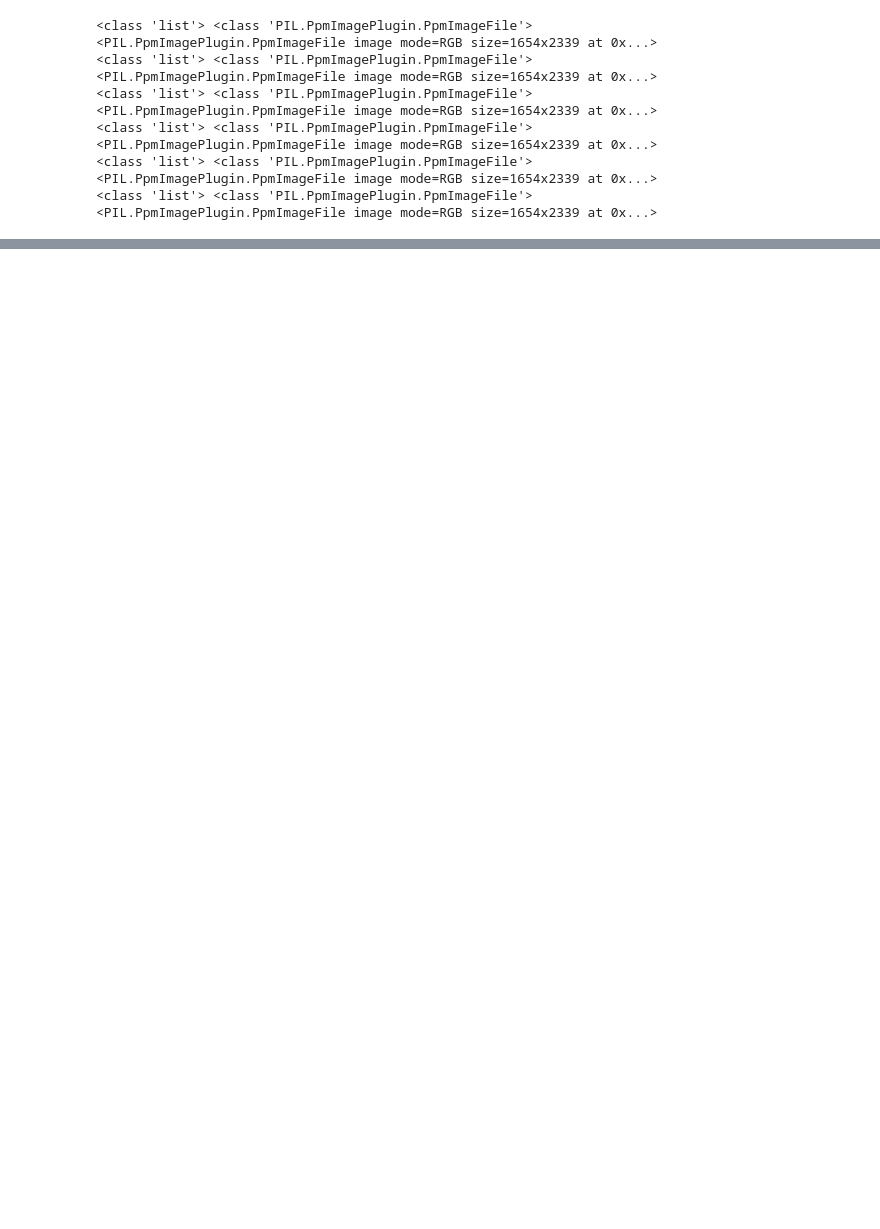
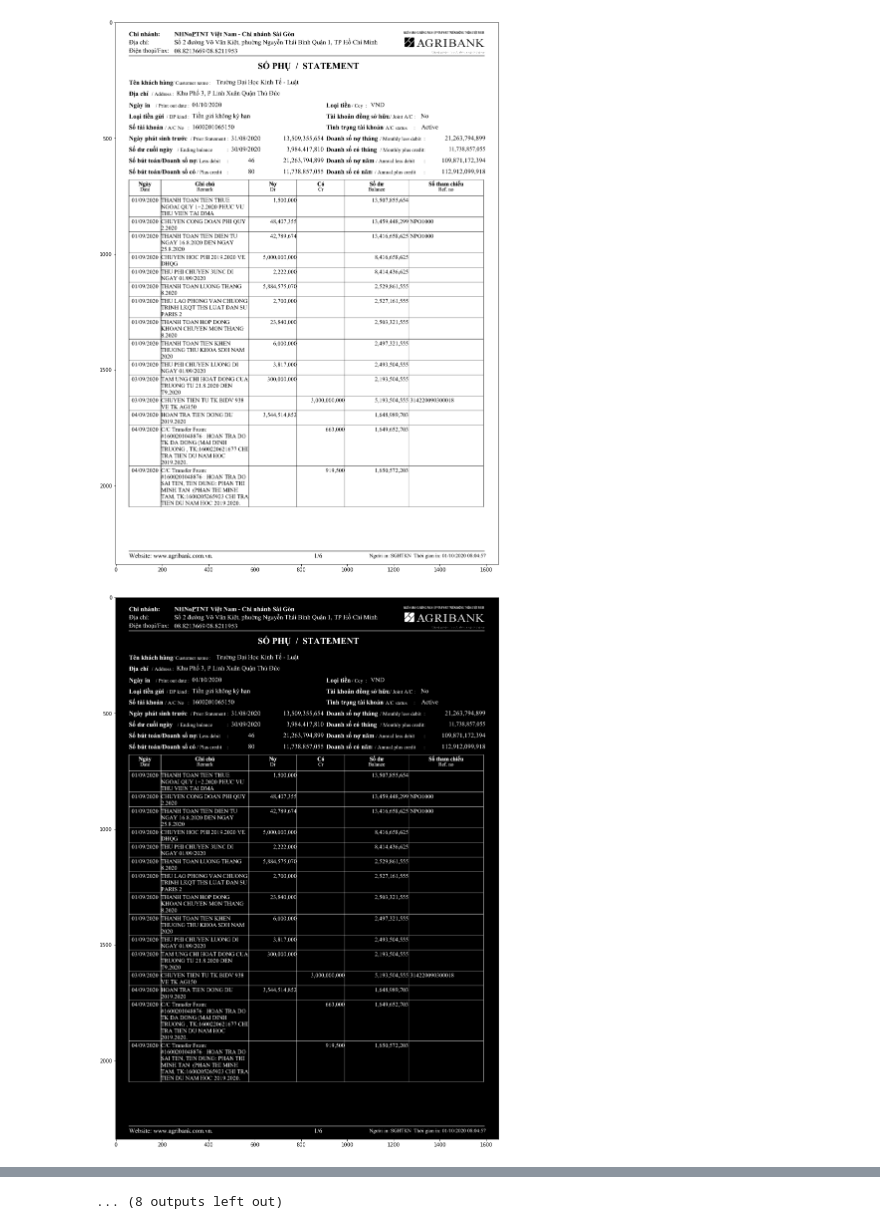
Before and after one commit to anvnt/bsconverter, a Jupyter notebook: app.ipynb, the cells around one changed output, grey strips where cells are left out. Drawn from its saved outputs; the diff is of its cells as text; code cells hidden in the pictures; blank space fills up the shorter version.

```diff
--- a/app.ipynb
+++ b/app.ipynb
@@ -1,27 +1,3 @@
-# %%
-from pdf2image import convert_from_path
-
-
-# Convert PDF pages into images
-images = convert_from_path('/home/anvnt/Documents/bsconverter/PDF-SaoKeNH/65150T9.pdf')
-
-for i in range(len(images)):
-    print(type(images), type(images[i]))
-    print(images[i])
-#         images[i].save(dir[0] + '/' + 'temp/' + dir[1].split('.')[0] + '_' + str(i+1).zfill(4) +'.jpg', 'JPEG')
-# %% [output]
-<class 'list'> <class 'PIL.PpmImagePlugin.PpmImageFile'>
-<PIL.PpmImagePlugin.PpmImageFile image mode=RGB size=1654x2339 at 0x...>
-<class 'list'> <class 'PIL.PpmImagePlugin.PpmImageFile'>
-<PIL.PpmImagePlugin.PpmImageFile image mode=RGB size=1654x2339 at 0x...>
-<class 'list'> <class 'PIL.PpmImagePlugin.PpmImageFile'>
-<PIL.PpmImagePlugin.PpmImageFile image mode=RGB size=1654x2339 at 0x...>
-<class 'list'> <class 'PIL.PpmImagePlugin.PpmImageFile'>
-<PIL.PpmImagePlugin.PpmImageFile image mode=RGB size=1654x2339 at 0x...>
-<class 'list'> <class 'PIL.PpmImagePlugin.PpmImageFile'>
-<PIL.PpmImagePlugin.PpmImageFile image mode=RGB size=1654x2339 at 0x...>
-<class 'list'> <class 'PIL.PpmImagePlugin.PpmImageFile'>
-<PIL.PpmImagePlugin.PpmImageFile image mode=RGB size=1654x2339 at 0x...>
 # %%
 import cv2
 import numpy as np
@@ -89,8 +65,14 @@ def sort_contours(cnts, method="left-to-right"):
 def detect_lines(img):
     #thresholding the image to a binary image
     thresh,img_bin = cv2.threshold(img,128,255,cv2.THRESH_BINARY |cv2.THRESH_OTSU)
+    plt.figure(figsize=(20,20))
+    plt.imshow(img_bin, cmap='gray')
+    plt.show()
     #inverting the image
     img_bin = 255-img_bin
+    plt.figure(figsize=(20,20))
+    plt.imshow(img_bin, cmap='gray')
+    plt.show()
     # Length(width) of kernel as 100th of total width
     kernel_len = np.array(img).shape[1]//100
     # Defining a vertical kernel to detect all vertical lines of image
@@ -107,11 +89,30 @@ def detect_lines(img):
     horizontal_lines = cv2.dilate(image_2, hor_kernel, iterations=3)
     # Combine horizontal and vertical lines in a new third image, with both having same weight.
     img_vh = cv2.addWeighted(vertical_lines, 0.5, horizontal_lines, 0.5, 0.0)
+    plt.figure(figsize=(20,20))
+    plt.imshow(vertical_lines, cmap='gray')
+    plt.show()
+    plt.figure(figsize=(20,20))
+    plt.imshow(horizontal_lines, cmap='gray')
+    plt.show()
+    plt.figure(figsize=(20,20))
+    plt.imshow(img_vh, cmap='gray')
+    plt.show()
     #Eroding and thesholding the image
     img_vh = cv2.erode(~img_vh, kernel, iterations=2)
     thresh, img_vh = cv2.threshold(img_vh,128,255, cv2.THRESH_BINARY | cv2.THRESH_OTSU)
     bitxor = cv2.bitwise_xor(img,img_vh)
     bitnot = cv2.bitwise_not(bitxor)
+    plt.figure(figsize=(20,20))
+    plt.imshow(img_vh, cmap='gray')
+    plt.figure(figsize=(20,20))
+    plt.show()
+    plt.figure(figsize=(20,20))
+    plt.imshow(bitxor, cmap='gray')
+    plt.show()
+    plt.figure(figsize=(20,20))
+    plt.imshow(bitnot, cmap='gray')
+    plt.show()
     # Detect contours for following box detection
     contours, hierarchy = cv2.findContours(img_vh, cv2.RETR_TREE, cv2.CHAIN_APPROX_SIMPLE)
     # Sort all the contours by top to bottom.
@@ -123,6 +124,7 @@ def get_cells(img, contours, boundingBoxes):
     heights = [boundingBoxes[i][3] for i in range(len(boundingBoxes))]
     #Get mean of heights
     mean = np.mean(heights)
+    print('mean', mean)
     #Create list box to store all boxes in
     box = []
     # Get position (x,y), width and height for every contour and show the contour on image
@@ -131,6 +133,7 @@ def get_cells(img, contours, boundingBoxes):
         if (w<1000 and h<500):
             image = cv2.rectangle(img,(x,y),(x+w,y+h),(0,255,0),2)
             box.append([x,y,w,h])
+    print(box)
     #Creating two lists to define row and column in which cell is located
     row=[]
     column=[]
@@ -151,17 +154,19 @@ def get_cells(img, contours, boundingBoxes):
                 column=[]
                 previous = box[i]
                 column.append(box[i])
+    print('column', column, '\nrow', row)
     #calculating maximum number of cells
     countcol = 0
     for i in range(len(row)):
         countcol = len(row[i])
         if countcol > countcol:
             countcol = countcol
-
+    print(countcol)
     #Retrieving the center of each column
     center = [int(row[i][j][0]+row[i][j][2]/2) for j in range(len(row[i])) if row[0]]
     center=np.array(center)
     center.sort()
+    print('center', center)
     #Regarding the distance to the columns center, the boxes are arranged in respective order
     finalboxes = []
     for i in range(len(row)):
@@ -174,6 +179,7 @@ def get_cells(img, contours, boundingBoxes):
             indexing = list(diff).index(minimum)
             lis[indexing].append(row[i][j])
         finalboxes.append(lis)
+    print('finalboxes', finalboxes)
     return row, countcol, finalboxes
 
 def extract_text(dir, imgpath, bitnot, row, countcol, finalboxes):
@@ -207,10 +213,12 @@ def extract_text(dir, imgpath, bitnot, row, countcol, finalboxes):
                             out = pytesseract.image_to_string(erosion, config='-l eng -c tessedit_char_whitelist=ABCDEFGHIJKLMNOPQRSTUVWXYZ0123456789')
                         else:
                             out = pytesseract.image_to_string(erosion)
-                    print(out)
+#                     print(out)
                     if(len(out)==0):
                         out = pytesseract.image_to_string(erosion, config='--psm 3')
+                    print(out)
                     inner = inner +" "+ out.replace('\x0c', '')
+
                 outer.append(inner)
 
     #Creating a dataframe of the generated OCR list
@@ -218,37 +226,39 @@ def extract_text(dir, imgpath, bitnot, row, countcol, finalboxes):
     dataframe = pd.DataFrame(arr.reshape(len(row),countcol))
     # print(dataframe)
     data = dataframe.style.set_properties(align="left")
     filename = dir[0] + '/' + dir[1].split('.')[0] + '_output.xlsx'
     sheetname = os.path.split(imgpath)[1].split('.')[0].split('_')[1]
     #Converting it in a excel-file
-    if os.path.exists(filename):
-        with pd.ExcelWriter(filename, mode='a') as writer:
-            data.to_excel(writer, encoding = 'utf-8', sheet_name = sheetname)
-    else:
-        with pd.ExcelWriter(filename, mode='w') as writer:
-            data.to_excel(writer, encoding = 'utf-8', sheet_name = sheetname) # , index = False
+#     if os.path.exists(filename):
+#         with pd.ExcelWriter(filename, mode='a') as writer:
+#             data.to_excel(writer, encoding = 'utf-8', sheet_name = sheetname)
+#     else:
+#         with pd.ExcelWriter(filename, mode='w') as writer:
+#             data.to_excel(writer, encoding = 'utf-8', sheet_name = sheetname) # , index = False
 
 ############### MAIN ###############
 def main_convert(lspaths):
 
 
     for pdffile in lspaths:
         dir = os.path.split(pdffile)
-        print(dir)
+#         print(dir)
         images = pdf_to_img(dir, pdffile)
 
         for imgpath in sorted(images):
             #read your file
             img = cv2.imread(imgpath,0)
             bitnot, contours, boundingBoxes = detect_lines(img)
             row, countcol, finalboxes       = get_cells(img, contours, boundingBoxes)
             outer                           = extract_text(dir, imgpath, bitnot, row, countcol, finalboxes)
 
 
 
         remove_temp_folder(dir)
 
 if __name__== "__main__":
     path = glob.glob('/home/anvnt/Documents/PDF-SaoKeNH/*.pdf')
     main_convert(path)
 # %% [output]
+[figure, added]
+[figure, added]
@@ -271,0 +291 @@ finalbox[14][5] == [[1268, 1160, 320, 42]]
+... (8 outputs left out)
```
Also changed, not shown: parts of 1 cell of this notebook, 12 other files.
